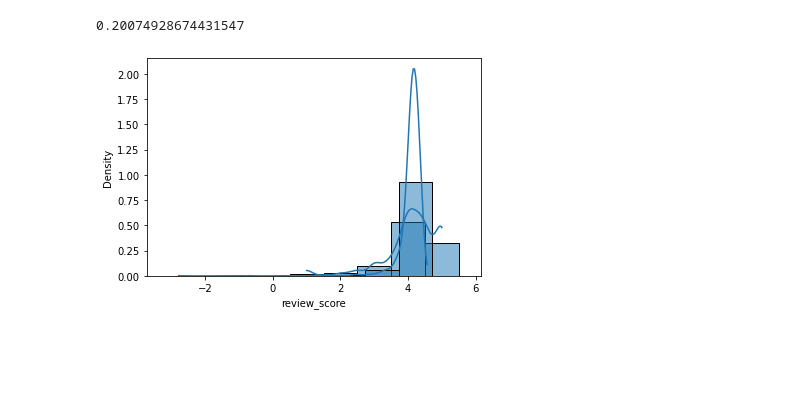
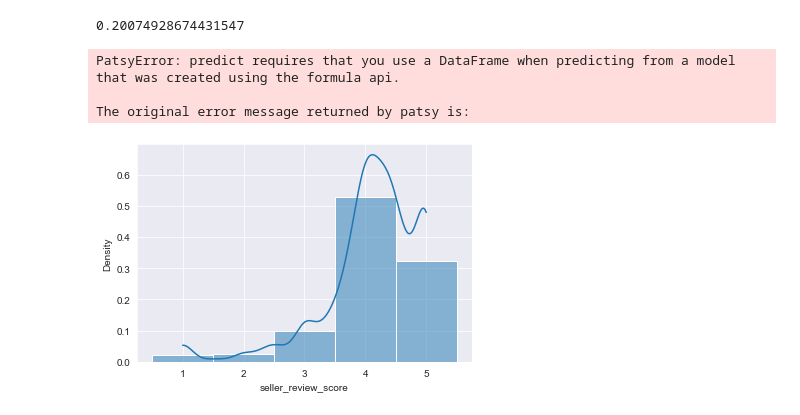
Before and after one commit to phlln/olist-analysis, a Jupyter notebook: notebooks/Sellers Data Analysis-UPDATED.ipynb, the cells around one changed output. Cells and saved outputs as stored; diff of their text form; code cells hidden in the pictures; blank space fills up the shorter version.

```diff
--- a/notebooks/Sellers Data Analysis-UPDATED.ipynb
+++ b/notebooks/Sellers Data Analysis-UPDATED.ipynb
@@ -71,5 +68,18 @@ Index(['delay_to_carrier', 'wait_time', 'months_on_olist',
 # %%
-# delay_to_carrier.histogram
-sns.histplot(sellers['delay_to_carrier'])
+sns.set_style('darkgrid')
+fig, (ax1, ax2) = plt.subplots(1,2)
+plt.figure(figsize=(15,6)).suptitle('Distribution of Delivery-related Variables', fontsize=20)
+plt.close(1)
+
+# 'delay_to_carrier' histogram
+ax1 = plt.subplot(121)
+ax1 = sns.histplot(sellers.delay_to_carrier)
 plt.xlabel('delay_to_carrier (days)')
+
+# 'seller_wait_time' histogram
+ax2 = plt.subplot(122)
+ax2 = sns.histplot(sellers.seller_wait_time)
+plt.xlabel('seller_wait_time (days)')
+
+plt.show();
 # %% [output]
@@ -183,0 +181,17 @@ The vast majority of sellers don't receive any one-star reviews.
+# %%
+# Outlier calculations (based on 1.5*IQR)
+
+features = ['n_orders', 'quantity', 'quantity_per_order', 'sales']
+
+max_xlim = []
+q3_xlim = []
+
+for f in features:
+    q3 = np.quantile(sellers[f], .75, axis=0)
+    q1 = np.quantile(sellers[f], .25, axis=0)
+    iqr = q3-q1
+    outlier_x = 1.5*iqr
+    max_xlim.append(outlier_x)
+    q3_xlim.append(q3)
+
+max_xlim
@@ -196,9 +367,9 @@ def standardize(df, features):
     return df_standardized
 # %%
 # Select features and run a multi-variate linear regression model to determine how much each feature impacts review score
-features = ['delay_to_carrier', 'wait_time', 'months_on_olist', 'n_orders', 'quantity', 'quantity_per_order', 'sales']
+features = ['delay_to_carrier', 'seller_wait_time', 'months_on_olist', 'n_orders', 'quantity', 'quantity_per_order', 'sales']
 sellers_standardized = standardize(sellers, features)
-model = smf.ols(formula=f"review_score ~ {'+ '.join(features)}", data=sellers_standardized).fit()
+model = smf.ols(formula=f"seller_review_score ~ {'+ '.join(features)}", data=sellers_standardized).fit()
 # %%
 model.summary()
 # %% [output]
@@ -236,9 +407,9 @@ it performs better than a model without any features.
 - The coefficients for the features 'months_on_olist', 'n_orders', 'quantity', and 'sales' are not statistically significant as their p-values are not less than 0.05. Additionally, we see that a value of 0 falls within the 95% confidence interval. Since a zero coefficient would indicate that the feature has no impact on the target variable (i.e. what we state with the null hypothesis), we can't reject the null hypothesis and the coefficients are not reliable (statistically significant). Consider removing[??].
 # %%
 # REVISED FEATURE SELECTION
-features = ['delay_to_carrier', 'wait_time', 'quantity_per_order']
+features = ['delay_to_carrier', 'seller_wait_time', 'quantity_per_order']
 sellers_standardized = standardize(sellers, features)
-revised_model = smf.ols(formula=f"review_score ~ {'+ '.join(features)}", data=sellers_standardized).fit()
+revised_model = smf.ols(formula=f"seller_review_score ~ {'+ '.join(features)}", data=sellers_standardized).fit()
 # %%
 revised_model.summary()
 # %% [output]
@@ -284,9 +455,13 @@ model.rsquared
 # %% [output]
 0.20074928674431547
 # %%
-sns.histplot(sellers['review_score'], kde=True, stat='density', discrete=True)
+sns.histplot(sellers['seller_review_score'], kde=True, stat='density', discrete=True)
 sns.histplot(model.predict(sellers_standardized[features]), kde=True, stat='density', discrete=True);
 # %% [output]
+PatsyError: predict requires that you use a DataFrame when predicting from a model
+that was created using the formula api.
+
+The original error message returned by patsy is:
-[figure, old version]
+[figure, new version]
 # %%
 sns.histplot(model.resid, kde=True, stat='density', discrete=True);
```
Also changed, not shown: parts of 73 cells of this notebook, 3 other files.
